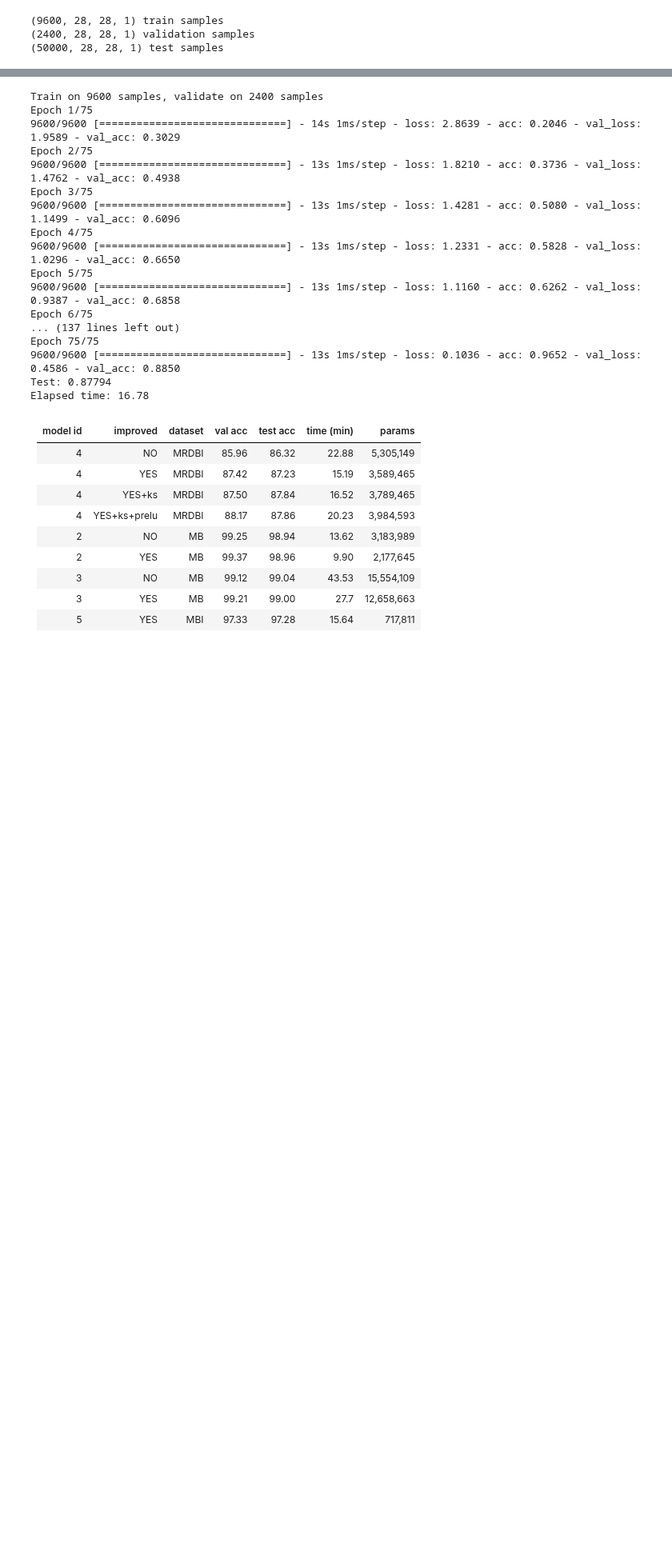
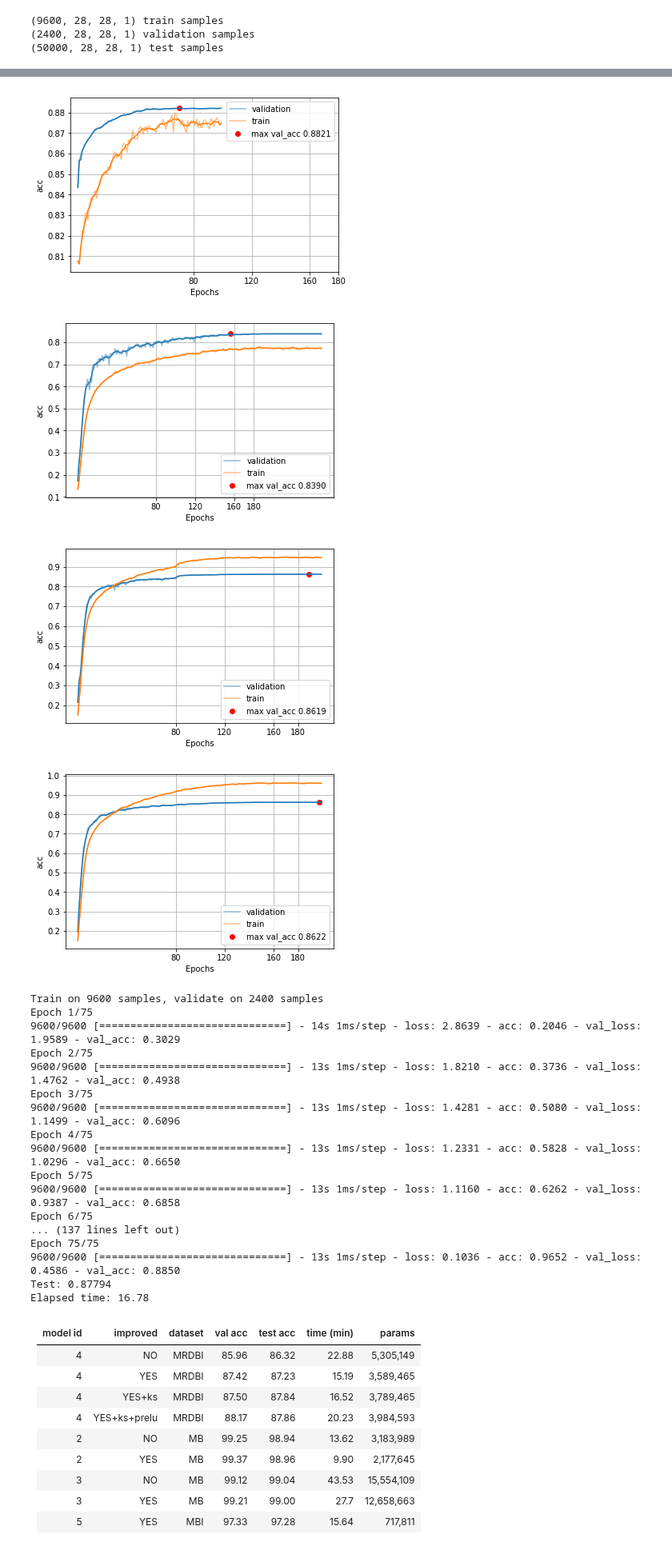
Before and after one commit to DanielMontecino/NeuroEvolution, a Jupyter notebook: experiments/GlobalPooling test.ipynb, the cells around one changed output, grey strips where cells are left out. Shown at 80% size. Saved outputs shown, nothing was run; the diff lists cells and outputs as text; code cells hidden in the pictures; blank space fills up the shorter version.

```diff
--- a/experiments/GlobalPooling test.ipynb
+++ b/experiments/GlobalPooling test.ipynb
@@ -60,14 +88,9 @@ def get_layer(input_, filters, ksize, act, dropout, maxpool, original=False):
 
     x = BatchNormalization()(x)
     if maxpool:
-        if original:
-            x = MaxPooling2D()(x)
-        else:
-            x = MaxPooling2D(pool_size=3, strides=2)(x)
-    if not original:
-        x = keras.layers.SpatialDropout2D(dropout)(x)
-    else:
-        x = Dropout(dropout)(x)
+        x = MaxPooling2D(pool_size=3, strides=2)(x)
+    x = keras.layers.SpatialDropout2D(dropout)(x)
+
     return x
 
 def get_nn_layer(input_, units, act, dropout, original=False):
@@ -88,8 +111,8 @@ def get_nn_layer(input_, units, act, dropout, original=False):
 from utils.utils import smooth_labels, WarmUpCosineDecayScheduler
 from keras.layers import GlobalAveragePooling2D, GlobalMaxPool2D
 
-model = 4
-o = False
+model = 0
+o = True
 keras.backend.clear_session()
 inp = Input(shape=data[0][0][0].shape)
 
@@ -99,13 +122,13 @@ else:
     x = BatchNormalization()(inp)
 
 if model == 0:
-    x = get_layer(x, 86, (3,5), 'relu', 0.262, 1)
-    x = get_layer(x, 84, (5,3), 'relu', 0.319, 1)
-    x = get_layer(x, 243, (1,3), 'relu', 0.322, 1)
+    x = get_layer(x, 86, (3,5), 'leakyreLu', 0.262, 1, o)
+    x = get_layer(x, 84, (5,3), 'leakyreLu', 0.319, 1, o)
+    x = get_layer(x, 243, (1,3), 'prelu', 0.322, 1, o)
     #x = GlobalMaxPool2D()(x)
     x = Flatten()(x)
-    x = get_nn_layer(x, 948, 'sigmoid', 0.467)
-    x = get_nn_layer(x, 780, 'sigmoid', 0.441)
+    x = get_nn_layer(x, 948, 'sigmoid', 0.467, o)
+    x = get_nn_layer(x, 780, 'sigmoid', 0.441, o)
     x = Dense(10, activation='softmax')(x)
 elif model == 1:
     x = get_layer(x, 99, (7,3), 'leakyreLu', 0.307, 0, o)
@@ -182,7 +205,7 @@ from keras.callbacks import ModelCheckpoint, ReduceLROnPlateau
 from keras.callbacks import LearningRateScheduler
 from keras.preprocessing.image import ImageDataGenerator
 
-epochs = 75
+epochs = 100
 warmup_epochs = 0
 batch_size = 128
 cosine_decay = True
@@ -232,4 +255,5 @@ warm_up_lr = WarmUpCosineDecayScheduler(learning_rate_base=0.001,
                                         hold_base_rate_steps=base_steps)
 
 callbacks = [warm_up_lr]
+#callbacks = [lr_scheduler, lr_reducer]
 # %%
@@ -281,4 +320,15 @@ Epoch 1/75
 KeyboardInterrupt:
+# %%
+h_aug2 = h
+show_result(h_aug2)
+show_result(h_aug)
+show_result(h_lr_schedule)
+show_result(h_cosine)
+# %% [output]
+[figure, added]
+[figure, added]
+[figure, added]
+[figure, added]
 # %%
 ti = time()
 h = model.fit(data[0][0], data[0][1],
```
Also changed, not shown: parts of 4 cells of this notebook, 8 other files.
